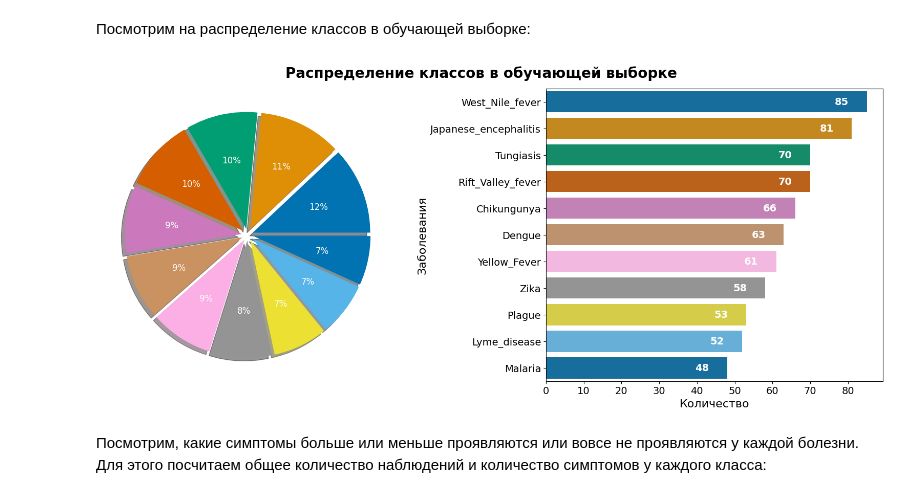
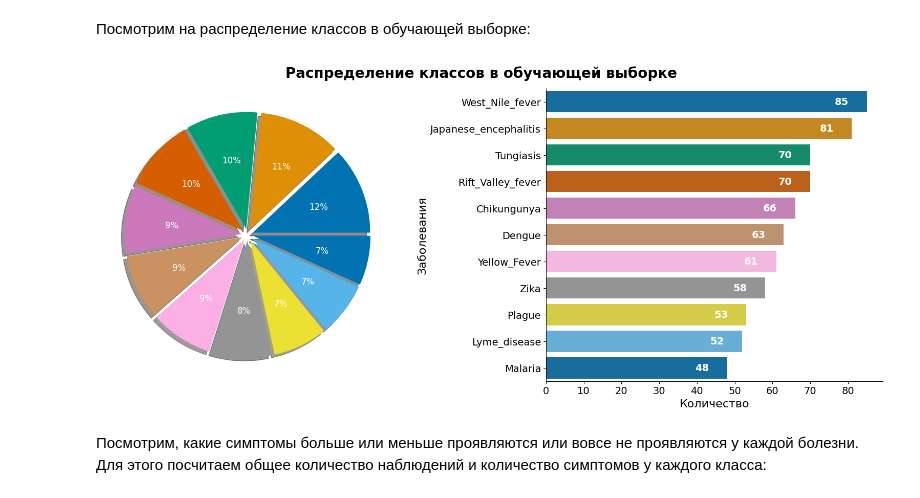
Before and after one commit to aleksandr-del/kaggle-competitions, a Jupyter notebook: season_3_episode_13.ipynb, the cells around one changed output. Cells and saved outputs as stored; diff of their text form; code cells hidden in the pictures.

```diff
--- a/season_3_episode_13.ipynb
+++ b/season_3_episode_13.ipynb
@@ -147,34 +147,35 @@ for x in X:
 # %%
 fig, ax = plt.subplots(1, 2, figsize=(16, 7))
 ax = ax.flatten()
 
 ax[0].pie(df['prognosis'].value_counts(ascending=False),
           shadow=True,
           autopct='%1.f%%',
           explode=[0.05] * len(df['prognosis'].unique()),
           textprops={'size': 12, 'color': 'white'},
           colors=sns.color_palette('colorblind', len(df['prognosis'].unique())))
 
 sns.countplot(y='prognosis',
               data=df,
               order=df['prognosis'].value_counts(ascending=False).index,
               ax=ax[1],
               palette='colorblind')
 
 ax[1].bar_label(container=ax[1].containers[0],
              labels=df['prognosis'].value_counts(ascending=False).values,
              padding=-45, color='white',
              fontsize=14, fontweight='bold')
 ax[1].set_xticklabels(ax[1].get_xticklabels(), rotation=0, fontsize=14)
 ax[1].set_yticklabels(ax[1].get_yticklabels(), fontsize=14)
 
 plt.ylabel('Заболевания', fontsize=16)
 plt.xlabel('Количество', fontsize=16)
 plt.suptitle('Распределение классов в обучающей выборке', fontsize=20, fontweight='bold')
+sns.despine(bottom=False)
 plt.tight_layout()
 plt.show()
 # %% [output]
-[figure, old version]
+[figure, new version]
 # %% [markdown]
 Посмотрим, какие симптомы больше или меньше проявляются или вовсе не проявляются у каждой болезни. Для этого посчитаем общее количество наблюдений и количество симптомов у каждого класса:
 # %%
```
